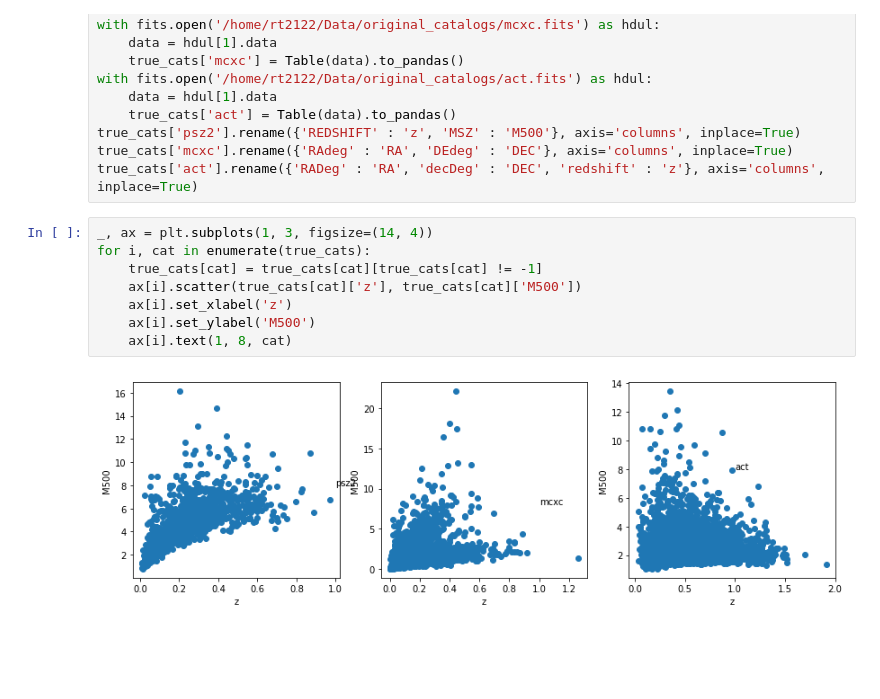
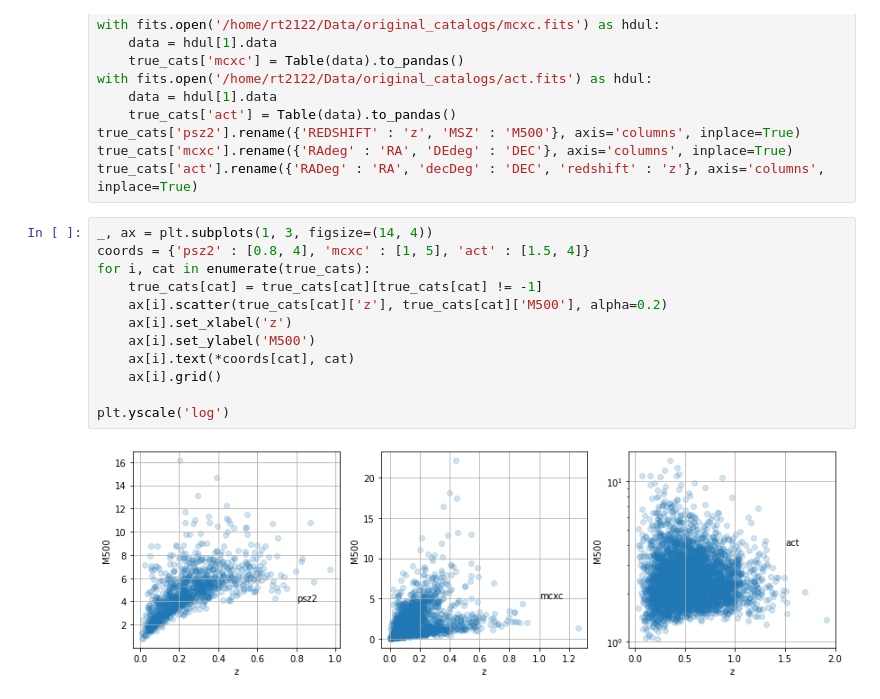
Before and after one commit to rt2122/data-segmentation-2, a Jupyter notebook: visualizations/divide_cat_m500_z.ipynb, the cells around one changed output. Drawn from its saved outputs; the diff is of its cells as text; blank space fills up the shorter version.

```diff
--- a/visualizations/divide_cat_m500_z.ipynb
+++ b/visualizations/divide_cat_m500_z.ipynb
@@ -181,11 +181,15 @@ true_cats['mcxc'].rename({'RAdeg' : 'RA', 'DEdeg' : 'DEC'}, axis='columns', inpl
 true_cats['act'].rename({'RADeg' : 'RA', 'decDeg' : 'DEC', 'redshift' : 'z'}, axis='columns', inplace=True)
 # %%
 _, ax = plt.subplots(1, 3, figsize=(14, 4))
+coords = {'psz2' : [0.8, 4], 'mcxc' : [1, 5], 'act' : [1.5, 4]}
 for i, cat in enumerate(true_cats):
     true_cats[cat] = true_cats[cat][true_cats[cat] != -1]
-    ax[i].scatter(true_cats[cat]['z'], true_cats[cat]['M500'])
+    ax[i].scatter(true_cats[cat]['z'], true_cats[cat]['M500'], alpha=0.2)
     ax[i].set_xlabel('z')
     ax[i].set_ylabel('M500')
-    ax[i].text(1, 8, cat)
+    ax[i].text(*coords[cat], cat)
+    ax[i].grid()
+
+plt.yscale('log')
 # %% [output]
-[figure, old version]
+[figure, new version]
```
Also changed, not shown: 1 other file.
